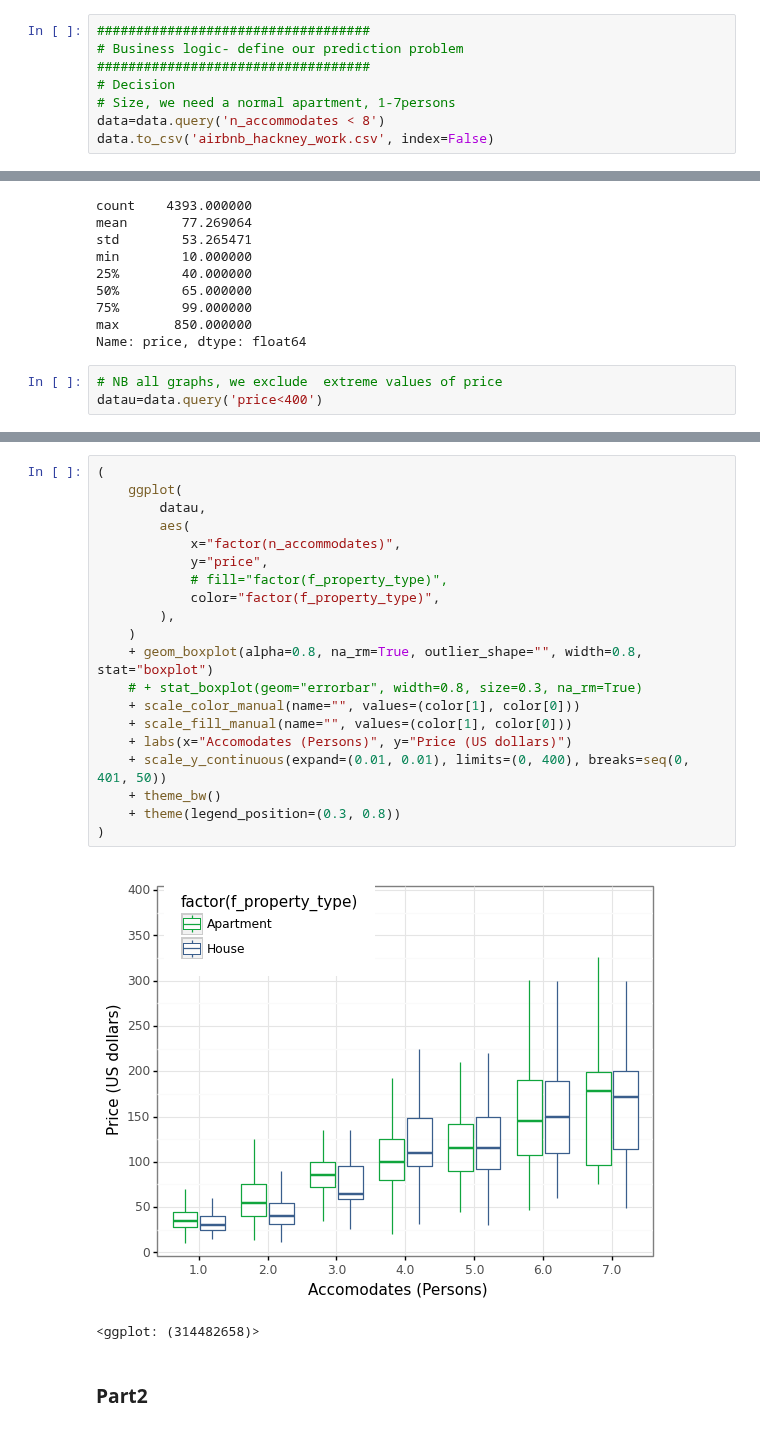
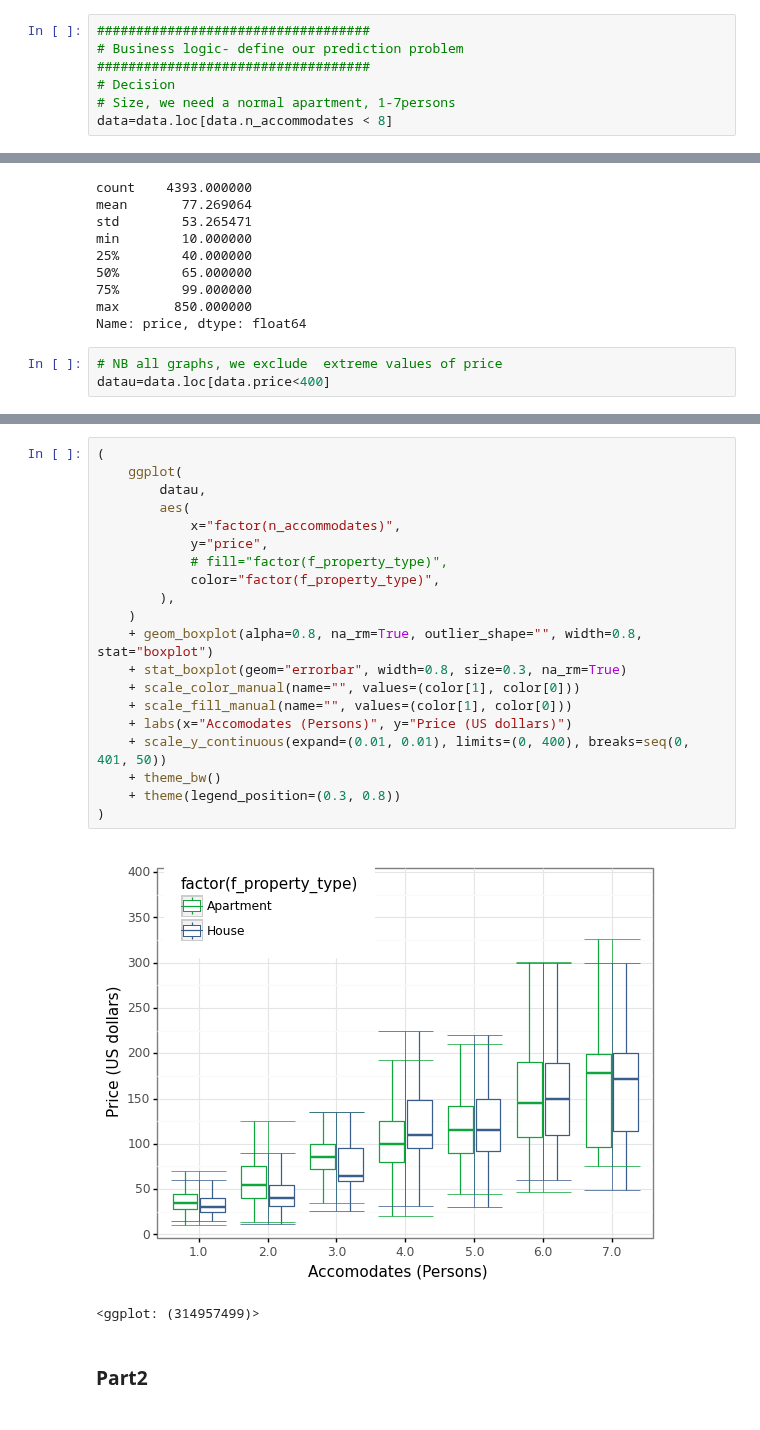
Before and after one commit to gabors-data-analysis/da_case_studies, a Jupyter notebook: ch14-airbnb-reg/ch14-airbnb-prediction.ipynb, the cells around one changed output, grey strips where cells are left out. Saved outputs shown, nothing was run; the diff lists cells and outputs as text.

```diff
--- a/ch14-airbnb-reg/ch14-airbnb-prediction.ipynb
+++ b/ch14-airbnb-reg/ch14-airbnb-prediction.ipynb
@@ -138,5 +168,4 @@ dtype: int64
 ###################################
 # Decision
 # Size, we need a normal apartment, 1-7persons
-data=data.query('n_accommodates < 8')
-data.to_csv('airbnb_hackney_work.csv', index=False)
+data=data.loc[data.n_accommodates < 8]
@@ -176,7 +207,7 @@ max       850.000000
 Name: price, dtype: float64
 # %%
 # NB all graphs, we exclude  extreme values of price
-datau=data.query('price<400')
+datau=data.loc[data.price<400]
 # %%
 # Distribution of price by type below 400# Histograms# price
 (
@@ -253,25 +292,25 @@ datau=data.query('price<400')
 # %%
 (
     ggplot(
         datau,
         aes(
             x="factor(n_accommodates)",
             y="price",
             # fill="factor(f_property_type)",
             color="factor(f_property_type)",
         ),
     )
     + geom_boxplot(alpha=0.8, na_rm=True, outlier_shape="", width=0.8, stat="boxplot")
-    # + stat_boxplot(geom="errorbar", width=0.8, size=0.3, na_rm=True)
+    + stat_boxplot(geom="errorbar", width=0.8, size=0.3, na_rm=True)
     + scale_color_manual(name="", values=(color[1], color[0]))
     + scale_fill_manual(name="", values=(color[1], color[0]))
     + labs(x="Accomodates (Persons)", y="Price (US dollars)")
     + scale_y_continuous(expand=(0.01, 0.01), limits=(0, 400), breaks=seq(0, 401, 50))
     + theme_bw()
     + theme(legend_position=(0.3, 0.8))
 )
 # %% [output]
-[figure, old version]
+[figure, new version]
-<ggplot: (314482658)>
+<ggplot: (314957499)>
 # %% [markdown]
 ### Part2
```
Also changed, not shown: parts of 52 cells of this notebook.
